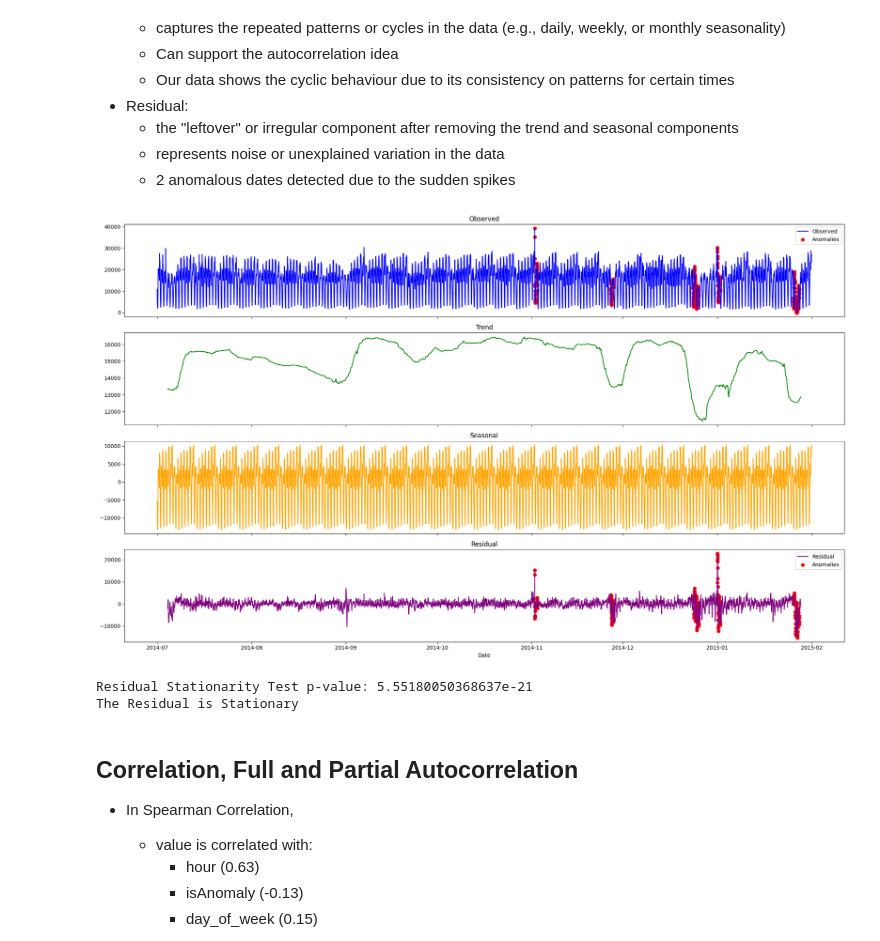
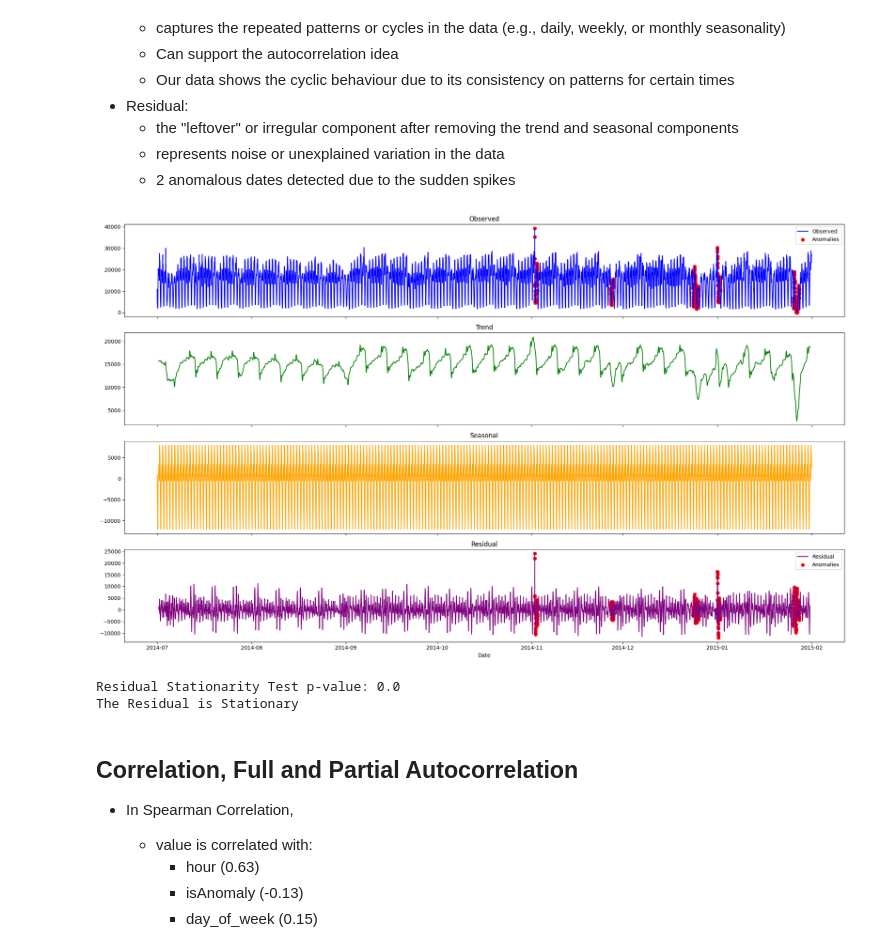
Before and after one commit to IKRAMJAAFAR/DeeL, a Jupyter notebook: data_analysis.ipynb, the cells around one changed output. Cells and saved outputs as stored; diff of their text form; code cells hidden in the pictures.

```diff
--- a/data_analysis.ipynb
+++ b/data_analysis.ipynb
@@ -470,7 +470,7 @@ look-up table. The actual p-value is smaller than the p-value returned.
 # Decompose the time series
 temporary = dataset.copy()
 
-decompose_result = seasonal_decompose(temporary['value'], model='additive', period=336)
+decompose_result = seasonal_decompose(temporary['value'], model='additive', period=48)
 
 # Extract components
 observed = decompose_result.observed
@@ -485,34 +485,34 @@ temporary['residual'] = residual
 anomaly_indices = dataset.loc[dataset['isAnomaly']].index
 
 # Plot decomposed components with anomaly highlights
 fig, axes = plt.subplots(4, 1, figsize=(20, 12), sharex=True)
 
 # Observed
 axes[0].plot(observed, label='Observed', color='blue')
 axes[0].scatter(anomaly_indices, observed.loc[anomaly_indices], color='red', label='Anomalies')
 axes[0].set_title('Observed')
 axes[0].legend()
 
 # Trend
 axes[1].plot(trend, label='Trend', color='green')
 axes[1].set_title('Trend')
 
 # Seasonal
 axes[2].plot(seasonal, label='Seasonal', color='orange')
 axes[2].set_title('Seasonal')
 
 # Residual
 axes[3].plot(residual, label='Residual', color='purple')
 axes[3].scatter(anomaly_indices, residual.loc[anomaly_indices], color='red', label='Anomalies')
 axes[3].set_title('Residual')
 axes[3].legend()
 
 # Formatting
 plt.xlabel('Date')
 plt.tight_layout()
 plt.show()
 # %% [output]
-[figure, old version]
+[figure, new version]
 # %%
 adf_test = adfuller(residual.dropna())
 print(f"Residual Stationarity Test p-value: {adf_test[1]}")
@@ -522,7 +522,7 @@ if adf_test[1] < 0.05:
 else:
     print("The Residual is non-stationary")
 # %% [output]
-Residual Stationarity Test p-value: 5.55180050368637e-21
+Residual Stationarity Test p-value: 0.0
 The Residual is Stationary
 # %% [markdown]
 ## Correlation, Full and Partial Autocorrelation
```
Also changed, not shown: parts of 3 cells of this notebook.
